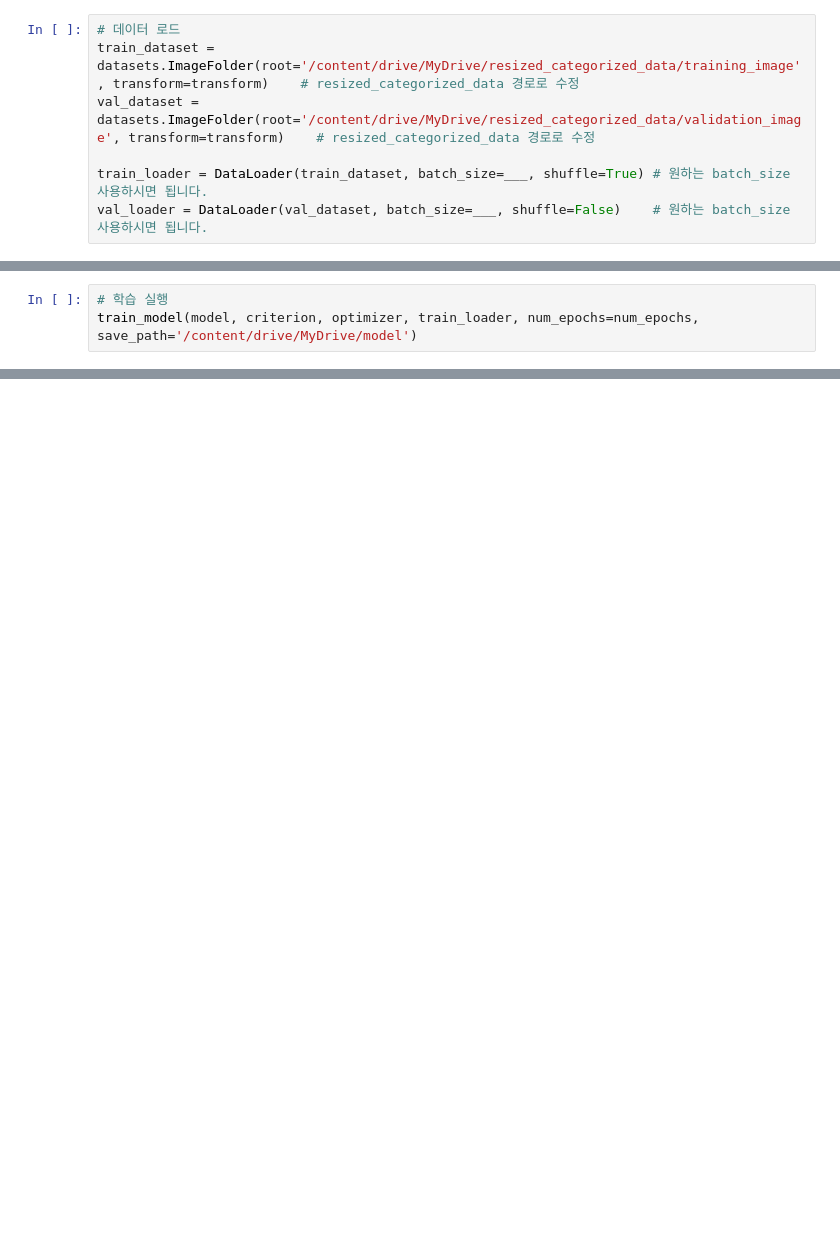
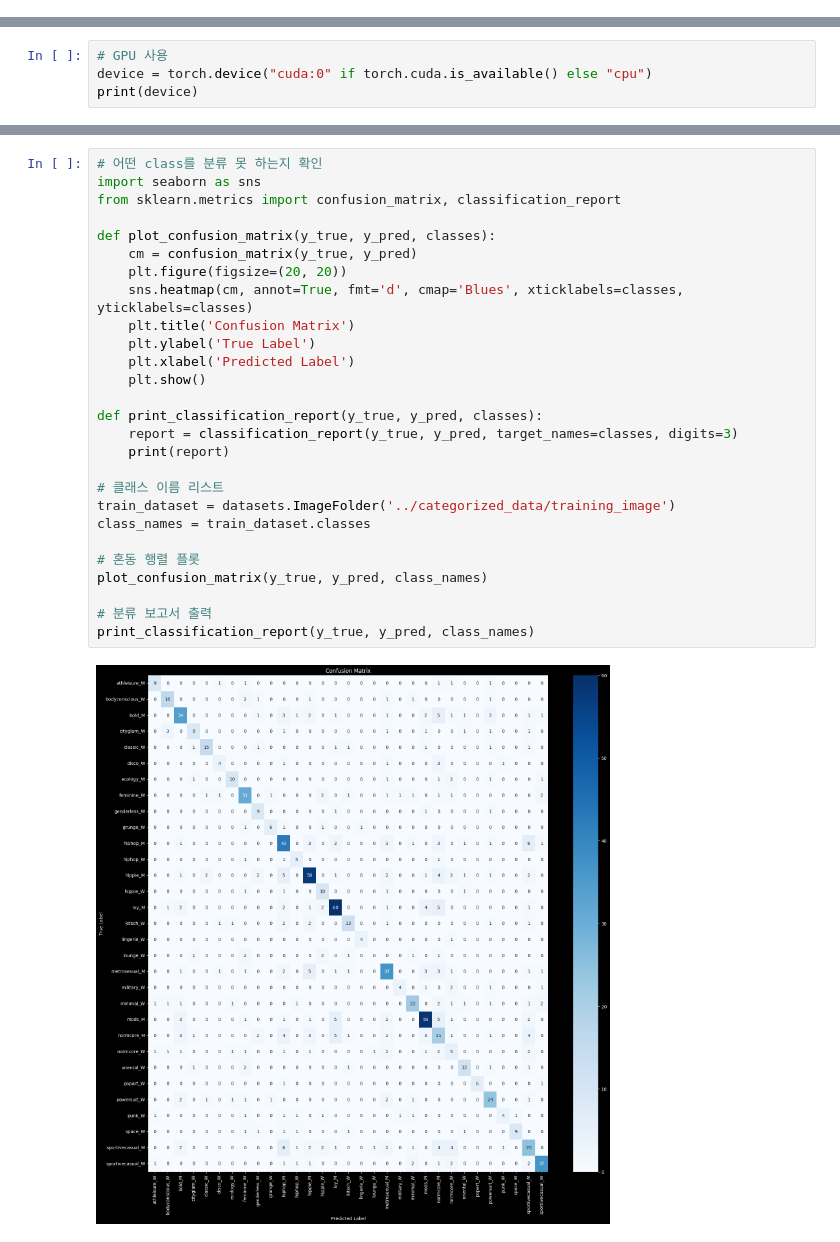
Before and after one commit to editdiary/DCC, a Jupyter notebook: Mission1/mission1-2.ipynb, the cells around one changed output, grey strips where cells are left out. Cells and saved outputs as stored; diff of their text form; blank space fills up the shorter version.

Commit message:
final model of mission 1-2

```diff
--- a/Mission1/mission1-2.ipynb
+++ b/Mission1/mission1-2.ipynb
@@ -28,7 +0,0 @@ transform = transforms.Compose([
-# %%
-# 데이터 로드
-train_dataset = datasets.ImageFolder(root='/content/drive/MyDrive/resized_categorized_data/training_image', transform=transform)    # resized_categorized_data 경로로 수정
-val_dataset = datasets.ImageFolder(root='/content/drive/MyDrive/resized_categorized_data/validation_image', transform=transform)    # resized_categorized_data 경로로 수정
-
-train_loader = DataLoader(train_dataset, batch_size=___, shuffle=True) # 원하는 batch_size 사용하시면 됩니다.
-val_loader = DataLoader(val_dataset, batch_size=___, shuffle=False)    # 원하는 batch_size 사용하시면 됩니다.
@@ -210,3 +0,0 @@ def validate_model(model, criterion, val_loader, load_path):
-# %%
-# 학습 실행
-train_model(model, criterion, optimizer, train_loader, num_epochs=num_epochs, save_path='/content/drive/MyDrive/model')
@@ -215,0 +27,4 @@ validate_model(model, criterion, val_loader, load_path=_________________)   # st
+# %%
+# GPU 사용
+device = torch.device("cuda:0" if torch.cuda.is_available() else "cpu")
+print(device)
@@ -215,0 +291,29 @@ validate_model(model, criterion, val_loader, load_path=_________________)   # st
+# %%
+# 어떤 class를 분류 못 하는지 확인
+import seaborn as sns
+from sklearn.metrics import confusion_matrix, classification_report
+
+def plot_confusion_matrix(y_true, y_pred, classes):
+    cm = confusion_matrix(y_true, y_pred)
+    plt.figure(figsize=(20, 20))
+    sns.heatmap(cm, annot=True, fmt='d', cmap='Blues', xticklabels=classes, yticklabels=classes)
+    plt.title('Confusion Matrix')
+    plt.ylabel('True Label')
+    plt.xlabel('Predicted Label')
+    plt.show()
+
+def print_classification_report(y_true, y_pred, classes):
+    report = classification_report(y_true, y_pred, target_names=classes, digits=3)
+    print(report)
+
+# 클래스 이름 리스트
+train_dataset = datasets.ImageFolder('../categorized_data/training_image')
+class_names = train_dataset.classes
+
+# 혼동 행렬 플롯
+plot_confusion_matrix(y_true, y_pred, class_names)
+
+# 분류 보고서 출력
+print_classification_report(y_true, y_pred, class_names)
+# %% [output]
+[figure, added]
```
Also changed, not shown: parts of 16 cells of this notebook, 1 other file.
